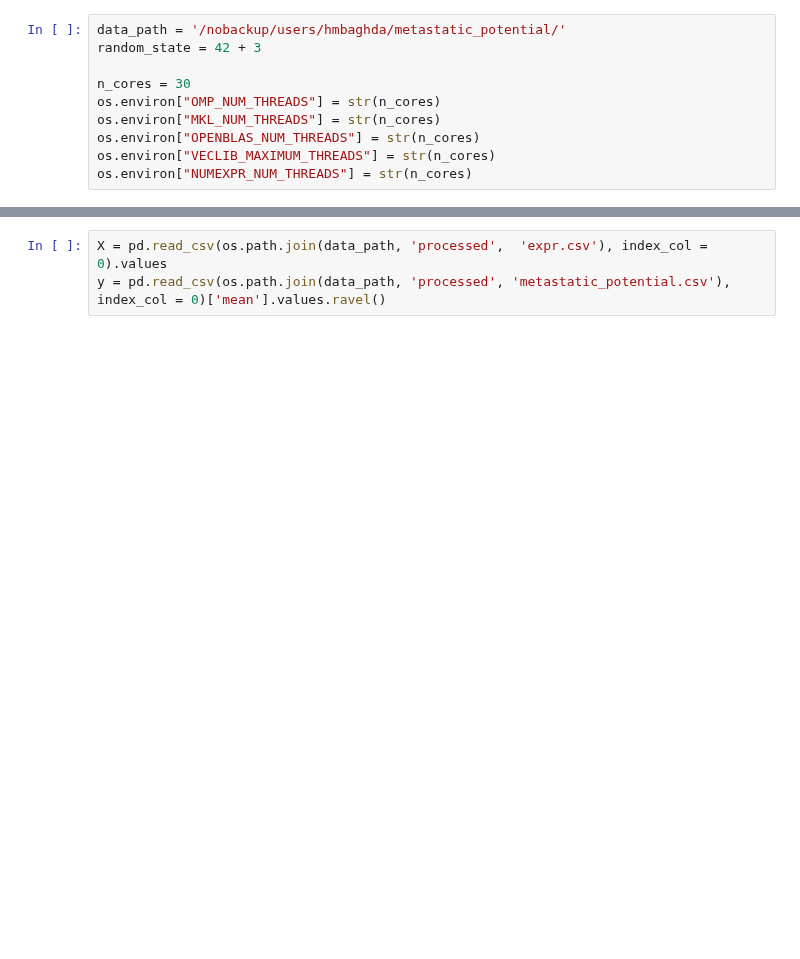
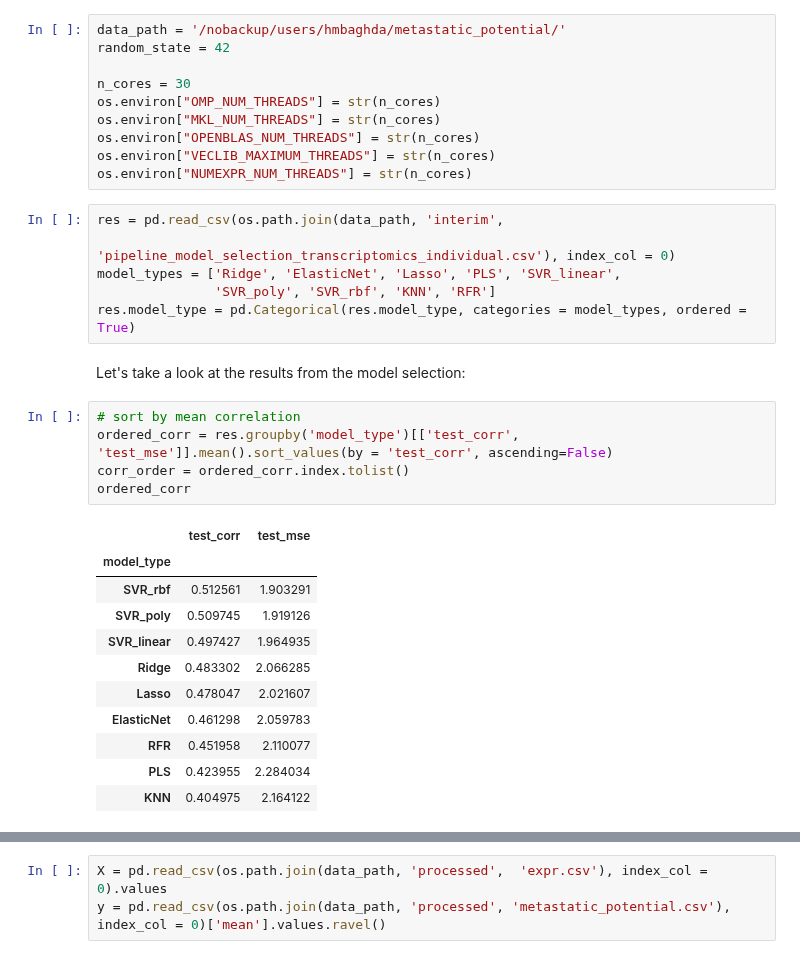
Before and after one commit to hmbaghdassarian/metastatic_potential, a Jupyter notebook: notebooks/A_rna_prediction/03_predict_transcriptomics.ipynb, the cells around one changed output, grey strips where cells are left out. Drawn from its saved outputs; the diff is of its cells as text; blank space fills up the shorter version.

Commit message:
complete comprehensive transcriptomics model selection and assessment

```diff
--- a/notebooks/A_rna_prediction/03_predict_transcriptomics.ipynb
+++ b/notebooks/A_rna_prediction/03_predict_transcriptomics.ipynb
@@ -24,7 +28,7 @@ from utils import get_stats, mixup, write_pickled_object
 from utils import FeatureSelector, MeanCenterer
 # %%
 data_path = '/nobackup/users/hmbaghda/metastatic_potential/'
-random_state = 42 + 3
+random_state = 42
 
 n_cores = 30
 os.environ["OMP_NUM_THREADS"] = str(n_cores)
@@ -32,3 +36,28 @@ os.environ["MKL_NUM_THREADS"] = str(n_cores)
 os.environ["OPENBLAS_NUM_THREADS"] = str(n_cores)
 os.environ["VECLIB_MAXIMUM_THREADS"] = str(n_cores)
 os.environ["NUMEXPR_NUM_THREADS"] = str(n_cores)
+# %%
+res = pd.read_csv(os.path.join(data_path, 'interim',
+                               'pipeline_model_selection_transcriptomics_individual.csv'), index_col = 0)
+model_types = ['Ridge', 'ElasticNet', 'Lasso', 'PLS', 'SVR_linear',
+               'SVR_poly', 'SVR_rbf', 'KNN', 'RFR']
+res.model_type = pd.Categorical(res.model_type, categories = model_types, ordered = True)
+# %% [markdown]
+Let's take a look at the results from the model selection:
+# %%
+# sort by mean correlation
+ordered_corr = res.groupby('model_type')[['test_corr', 'test_mse']].mean().sort_values(by = 'test_corr', ascending=False)
+corr_order = ordered_corr.index.tolist()
+ordered_corr
+# %% [output]
+|  | test_corr | test_mse |
+| model_type |  |  |
+| SVR_rbf | 0.512561 | 1.903291 |
+| SVR_poly | 0.509745 | 1.919126 |
+| SVR_linear | 0.497427 | 1.964935 |
+| Ridge | 0.483302 | 2.066285 |
+| Lasso | 0.478047 | 2.021607 |
+| ElasticNet | 0.461298 | 2.059783 |
+| RFR | 0.451958 | 2.110077 |
+| PLS | 0.423955 | 2.284034 |
+| KNN | 0.404975 | 2.164122 |
```
Also changed, not shown: parts of 43 cells of this notebook, 2 other files.
